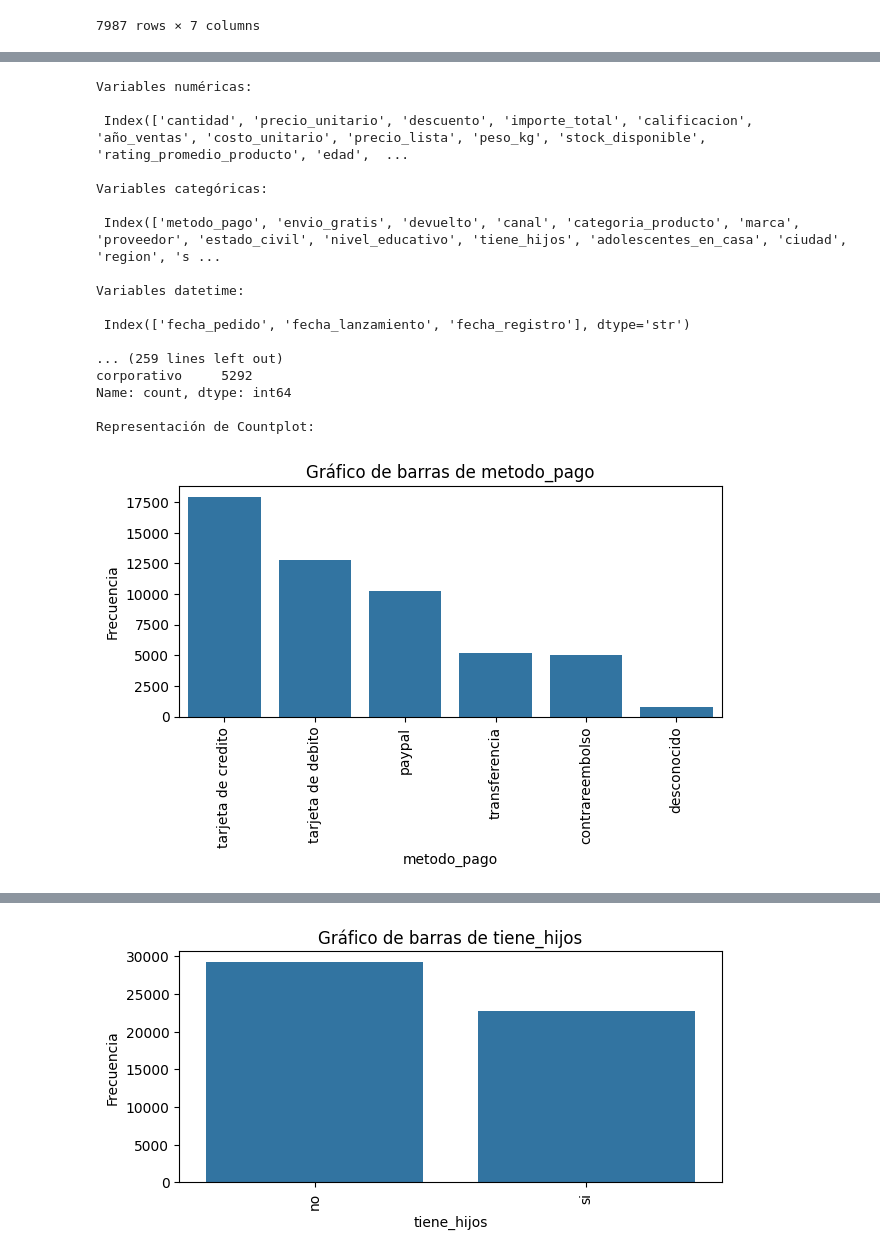
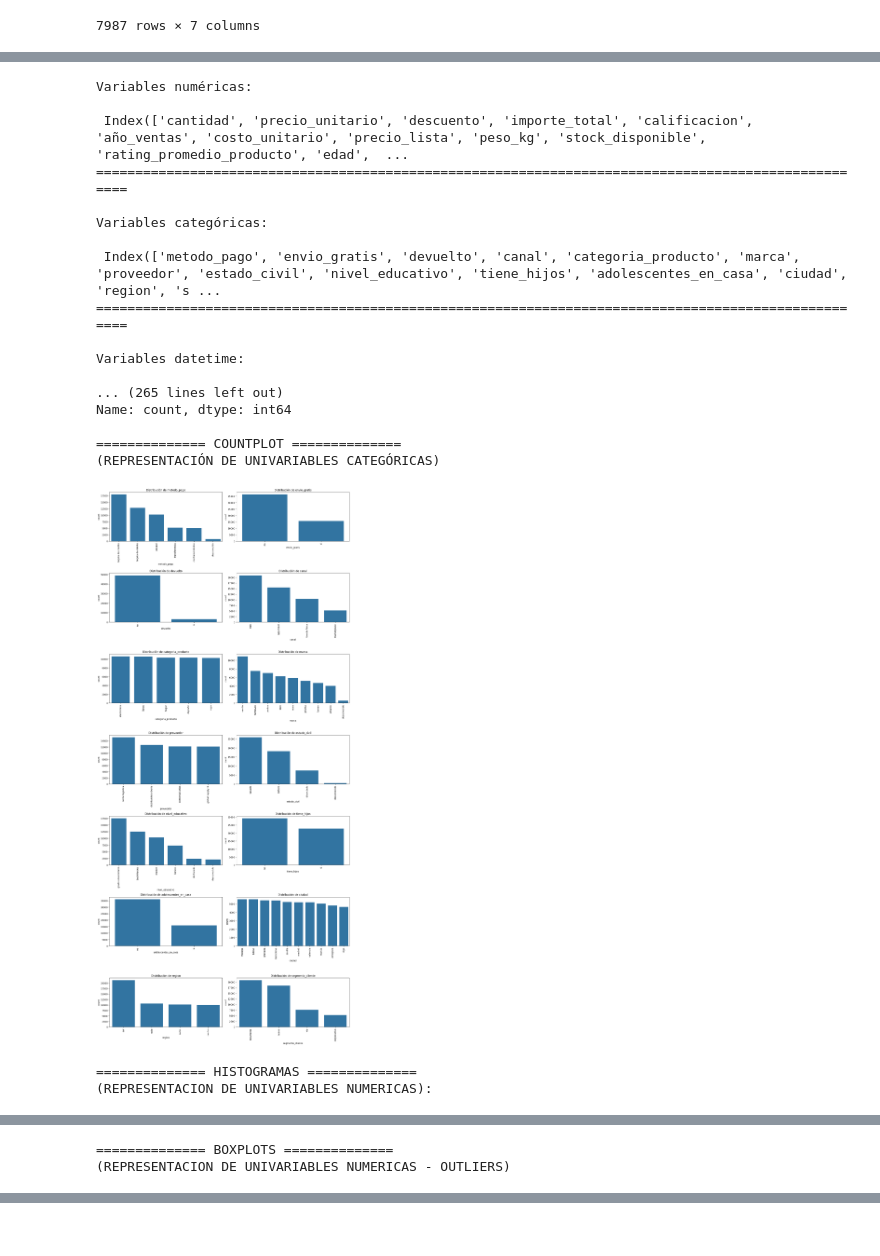
Before and after one commit to FM-Luque/4.DataProyect_Proyecto_Final, a Jupyter notebook: notebooks/03_Eda.ipynb, the cells around one changed output, grey strips where cells are left out. Saved outputs shown, nothing was run; the diff lists cells and outputs as text; code cells hidden in the pictures.

```diff
--- a/notebooks/03_Eda.ipynb
+++ b/notebooks/03_Eda.ipynb
@@ -99,23 +474,25 @@ Columna id_cliente tiene demasiadas categorias: 7987
 cols_excluir = ['order_id', 'id_cliente', 'product_id', 'nombre_producto',
                  'latitude', 'longitude']
 # %%
-se.eda(df, cols_excluir=cols_excluir)
+eda(df,cols_excluir=cols_excluir)
 # %% [output]
 Variables numéricas:
 
  Index(['cantidad', 'precio_unitario', 'descuento', 'importe_total', 'calificacion', 'año_ventas', 'costo_unitario', 'precio_lista', 'peso_kg', 'stock_disponible', 'rating_promedio_producto', 'edad',  ...
+====================================================================================================
 
 Variables categóricas:
 
  Index(['metodo_pago', 'envio_gratis', 'devuelto', 'canal', 'categoria_producto', 'marca', 'proveedor', 'estado_civil', 'nivel_educativo', 'tiene_hijos', 'adolescentes_en_casa', 'ciudad', 'region', 's ...
+====================================================================================================
 
 Variables datetime:
 
- Index(['fecha_pedido', 'fecha_lanzamiento', 'fecha_registro'], dtype='str')
-
-... (259 lines left out)
-corporativo     5292
+... (265 lines left out)
 Name: count, dtype: int64
 
-Representación de Countplot:
+============== COUNTPLOT ==============
+(REPRESENTACIÓN DE UNIVARIABLES CATEGÓRICAS)
-[figure, old version]
+[figure, new version]
+============== HISTOGRAMAS ==============
+(REPRESENTACION DE UNIVARIABLES NUMERICAS):
@@ -122,0 +500,2 @@ Representación de Countplot:
+============== BOXPLOTS ==============
+(REPRESENTACION DE UNIVARIABLES NUMERICAS - OUTLIERS)
@@ -130 +502,0 @@ Representación de Countplot:
-[figure, removed]
```
Also changed, not shown: parts of 16 cells of this notebook, 1 other file.
